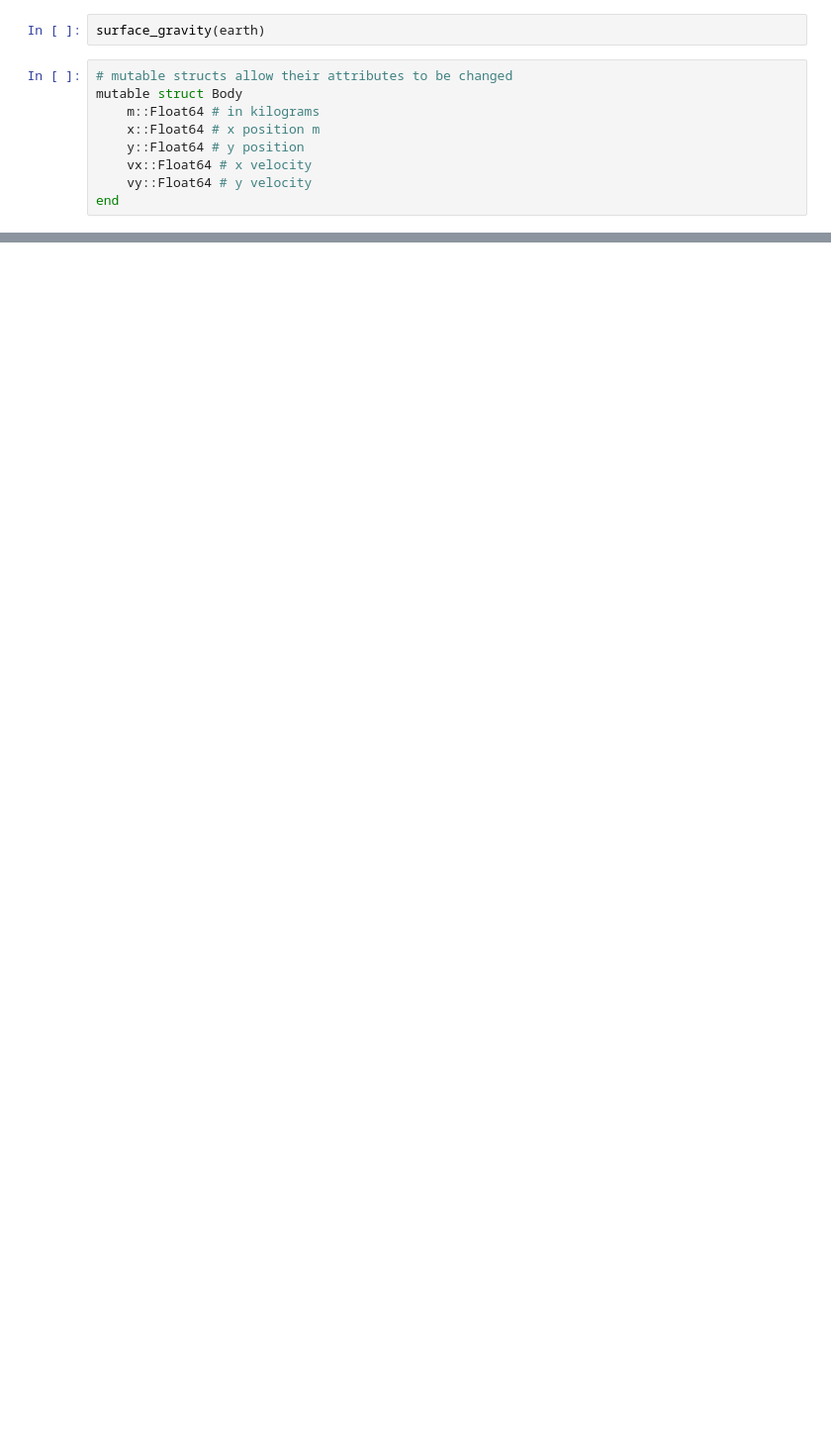
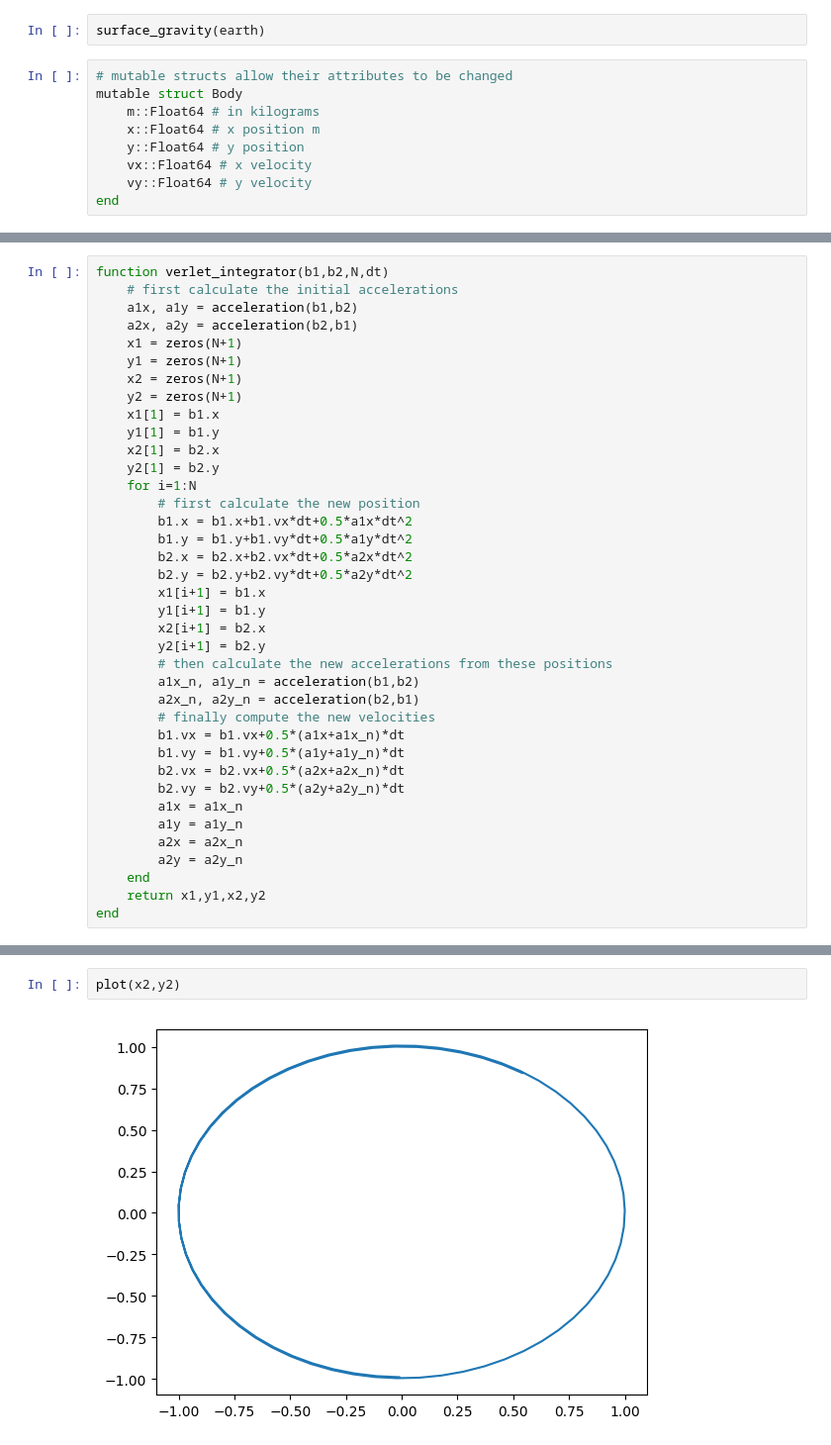
Before and after one commit to aboustati/intro_to_computing_2018, a Jupyter notebook: julia/julia_introduction.ipynb, the cells around one changed output, grey strips where cells are left out. Shown at 99% size. Drawn from its saved outputs; the diff is of its cells as text; blank space fills up the shorter version.

```diff
--- a/julia/julia_introduction.ipynb
+++ b/julia/julia_introduction.ipynb
@@ -379,3 +389,41 @@ function acceleration(b1,b2) # calculates the acceleration of object 1
 end
 # %% [output]
 acceleration (generic function with 1 method)
+# %%
+function verlet_integrator(b1,b2,N,dt)
+    # first calculate the initial accelerations
+    a1x, a1y = acceleration(b1,b2)
+    a2x, a2y = acceleration(b2,b1)
+    x1 = zeros(N+1)
+    y1 = zeros(N+1)
+    x2 = zeros(N+1)
+    y2 = zeros(N+1)
+    x1[1] = b1.x
+    y1[1] = b1.y
+    x2[1] = b2.x
+    y2[1] = b2.y
+    for i=1:N
+        # first calculate the new position
+        b1.x = b1.x+b1.vx*dt+0.5*a1x*dt^2
+        b1.y = b1.y+b1.vy*dt+0.5*a1y*dt^2
+        b2.x = b2.x+b2.vx*dt+0.5*a2x*dt^2
+        b2.y = b2.y+b2.vy*dt+0.5*a2y*dt^2
+        x1[i+1] = b1.x
+        y1[i+1] = b1.y
+        x2[i+1] = b2.x
+        y2[i+1] = b2.y
+        # then calculate the new accelerations from these positions
+        a1x_n, a1y_n = acceleration(b1,b2)
+        a2x_n, a2y_n = acceleration(b2,b1)
+        # finally compute the new velocities
+        b1.vx = b1.vx+0.5*(a1x+a1x_n)*dt
+        b1.vy = b1.vy+0.5*(a1y+a1y_n)*dt
+        b2.vx = b2.vx+0.5*(a2x+a2x_n)*dt
+        b2.vy = b2.vy+0.5*(a2y+a2y_n)*dt
+        a1x = a1x_n
+        a1y = a1y_n
+        a2x = a2x_n
+        a2y = a2y_n
+    end
+    return x1,y1,x2,y2
+end
@@ -381,0 +447,4 @@ acceleration (generic function with 1 method)
+# %%
+plot(x2,y2)
+# %% [output]
+[figure, added]
```
Also changed, not shown: parts of 13 cells of this notebook.
